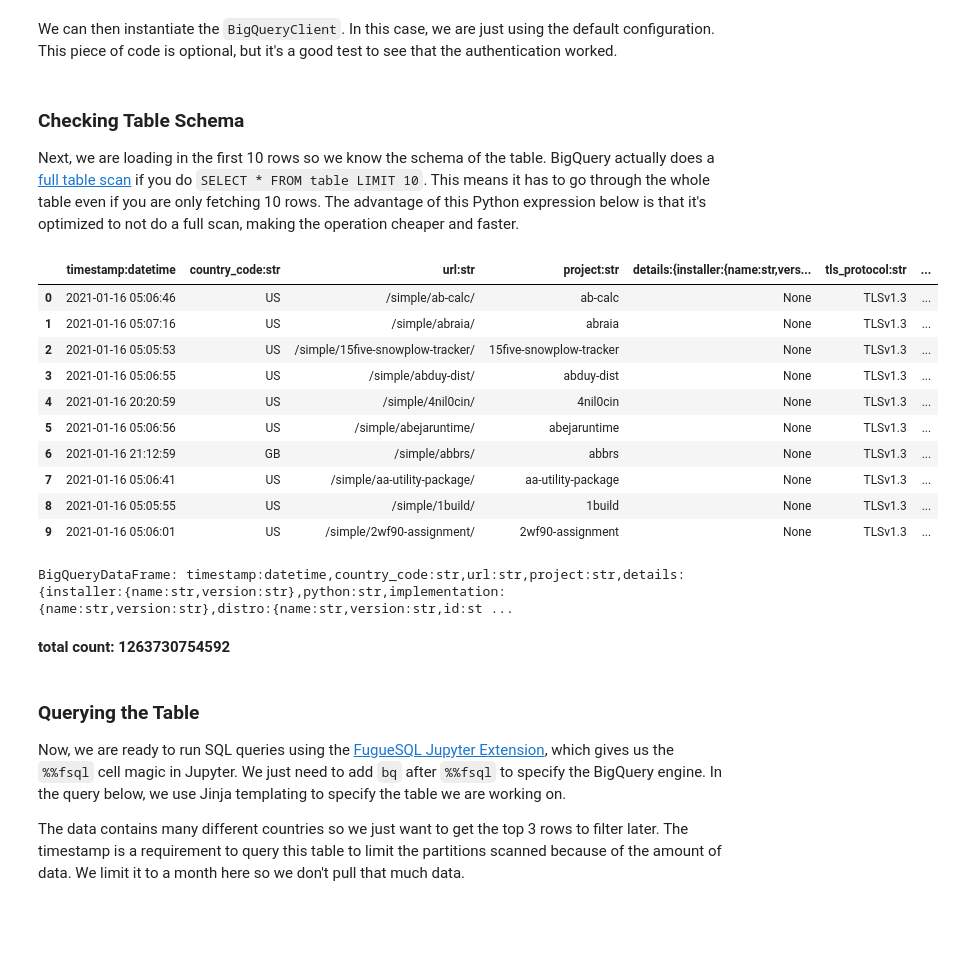
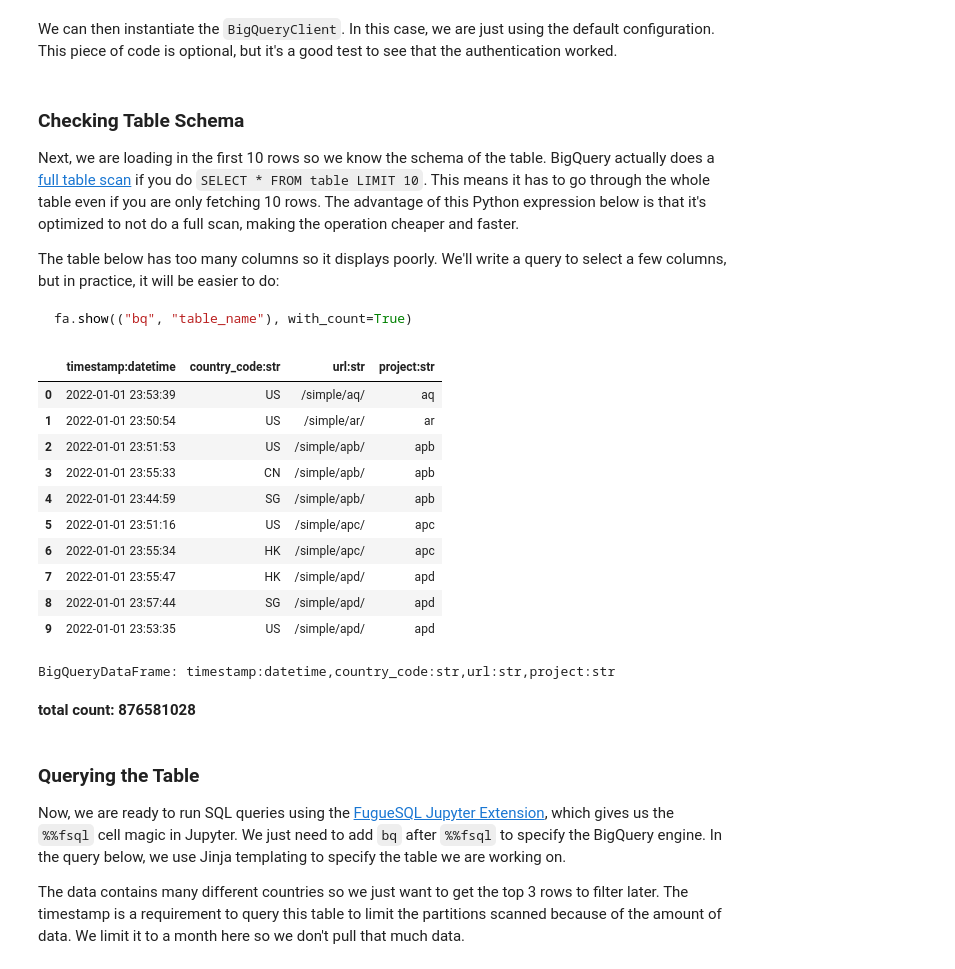
Before and after one commit to fugue-project/tutorials, a Jupyter notebook: tutorials/integrations/warehouses/bigquery.ipynb, the cells around one changed output. Saved outputs shown, nothing was run; the diff lists cells and outputs as text; code cells hidden in the pictures; blank space fills up the shorter version.

Commit message:
Fixing BQ table display (#206)
* editing bigquery tutorials

* fixing bq table

````diff
--- a/tutorials/integrations/warehouses/bigquery.ipynb
+++ b/tutorials/integrations/warehouses/bigquery.ipynb
@@ -90,23 +90,37 @@ client = BigQueryClient.get_or_create()
 ### Checking Table Schema
 
 Next, we are loading in the first 10 rows so we know the schema of the table. BigQuery actually does a [full table scan](https://cloud.google.com/bigquery/docs/best-practices-performance-communication) if you do `SELECT * FROM table LIMIT 10`. This means it has to go through the whole table even if you are only fetching 10 rows. The advantage of this Python expression below is that it's optimized to not do a full scan, making the operation cheaper and faster.
+
+The table below has too many columns so it displays poorly. We'll write a query to select a few columns, but in practice, it will be easier to do:
+
+```python
+fa.show(("bq", "table_name"), with_count=True)
+```
 # %%
 import fugue.api as fa
-fa.show(("bq", table), with_count=True)
+
+query = """
+SELECT timestamp, country_code, url, project
+  FROM `bigquery-public-data.pypi.simple_requests`
+ WHERE timestamp > '2022-01-01'
+   AND timestamp < '2022-01-02'
+"""
+
+fa.show(("bq", query), with_count=True)
 # %% [output]
-|  | timestamp:datetime | country_code:str | url:str | project:str | details:{installer:{name:str,vers... | tls_protocol:str | ... |
-| 0 | 2021-01-16 05:06:46 | US | /simple/ab-calc/ | ab-calc | None | TLSv1.3 | ... |
-| 1 | 2021-01-16 05:07:16 | US | /simple/abraia/ | abraia | None | TLSv1.3 | ... |
-| 2 | 2021-01-16 05:05:53 | US | /simple/15five-snowplow-tracker/ | 15five-snowplow-tracker | None | TLSv1.3 | ... |
-| 3 | 2021-01-16 05:06:55 | US | /simple/abduy-dist/ | abduy-dist | None | TLSv1.3 | ... |
-| 4 | 2021-01-16 20:20:59 | US | /simple/4nil0cin/ | 4nil0cin | None | TLSv1.3 | ... |
-| 5 | 2021-01-16 05:06:56 | US | /simple/abejaruntime/ | abejaruntime | None | TLSv1.3 | ... |
-| 6 | 2021-01-16 21:12:59 | GB | /simple/abbrs/ | abbrs | None | TLSv1.3 | ... |
-| 7 | 2021-01-16 05:06:41 | US | /simple/aa-utility-package/ | aa-utility-package | None | TLSv1.3 | ... |
-| 8 | 2021-01-16 05:05:55 | US | /simple/1build/ | 1build | None | TLSv1.3 | ... |
-| 9 | 2021-01-16 05:06:01 | US | /simple/2wf90-assignment/ | 2wf90-assignment | None | TLSv1.3 | ... |
+|  | timestamp:datetime | country_code:str | url:str | project:str |
+| 0 | 2022-01-01 23:53:39 | US | /simple/aq/ | aq |
+| 1 | 2022-01-01 23:50:54 | US | /simple/ar/ | ar |
+| 2 | 2022-01-01 23:51:53 | US | /simple/apb/ | apb |
+| 3 | 2022-01-01 23:55:33 | CN | /simple/apb/ | apb |
+| 4 | 2022-01-01 23:44:59 | SG | /simple/apb/ | apb |
+| 5 | 2022-01-01 23:51:16 | US | /simple/apc/ | apc |
+| 6 | 2022-01-01 23:55:34 | HK | /simple/apc/ | apc |
+| 7 | 2022-01-01 23:55:47 | HK | /simple/apd/ | apd |
+| 8 | 2022-01-01 23:57:44 | SG | /simple/apd/ | apd |
+| 9 | 2022-01-01 23:53:35 | US | /simple/apd/ | apd |
-BigQueryDataFrame: timestamp:datetime,country_code:str,url:str,project:str,details:{installer:{name:str,version:str},python:str,implementation:{name:str,version:str},distro:{name:str,version:str,id:st ...
+BigQueryDataFrame: timestamp:datetime,country_code:str,url:str,project:str
-total count: 1263730754592
+total count: 876581028
 # %% [markdown]
 ### Querying the Table
 
````
